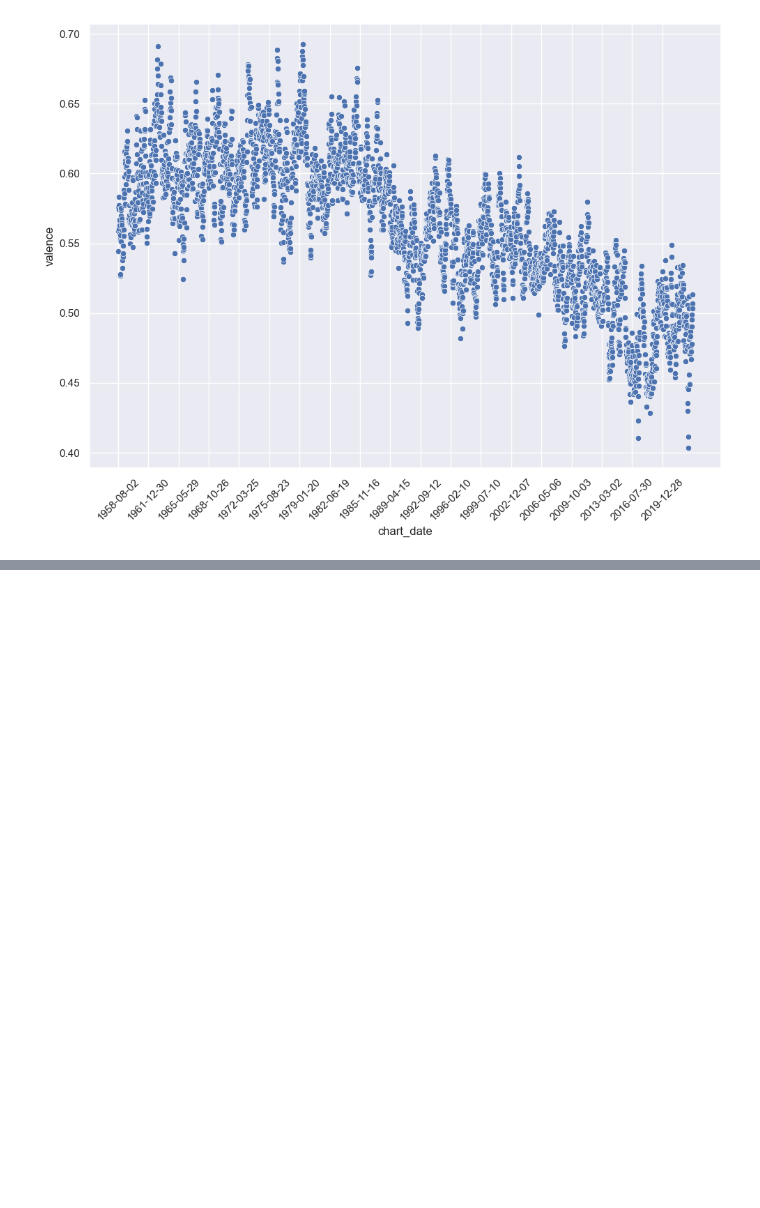
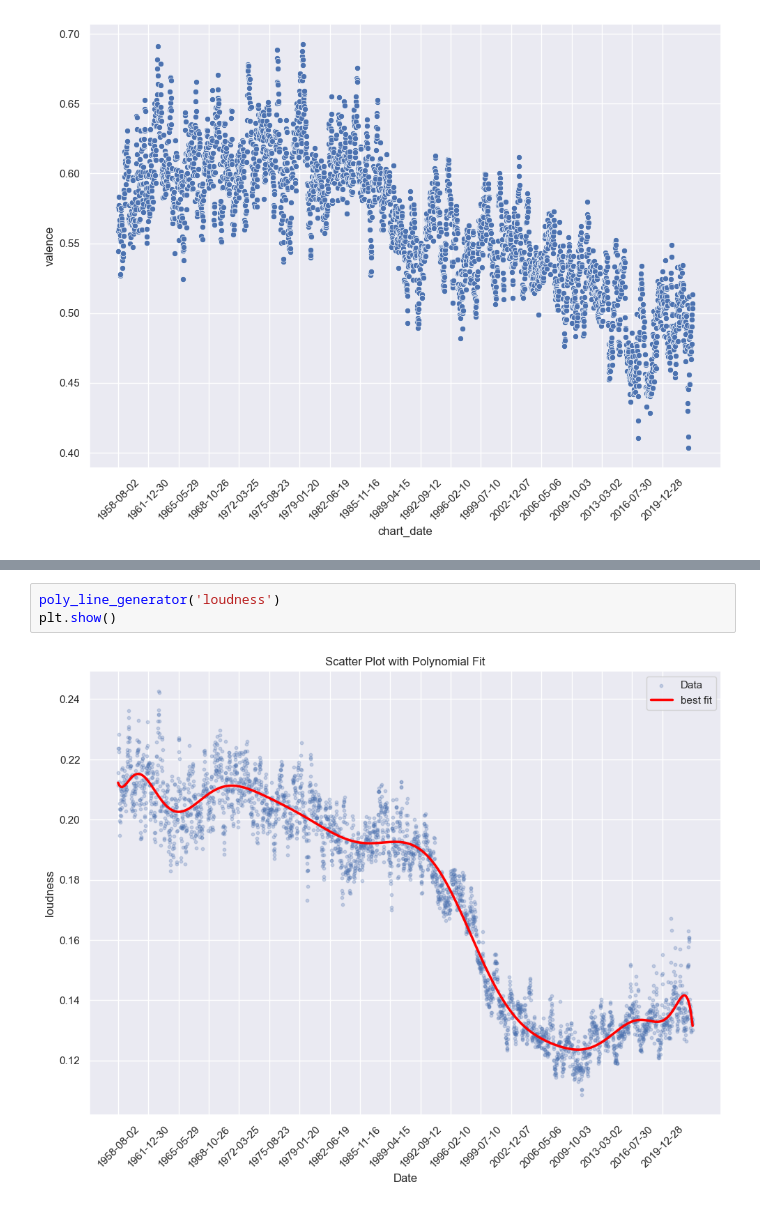
Before and after one commit to ronanhansel/billboard-music-trend, a Jupyter notebook: main.ipynb, the cells around one changed output, grey strips where cells are left out. Drawn from its saved outputs; the diff is of its cells as text; blank space fills up the shorter version.

```diff
--- a/main.ipynb
+++ b/main.ipynb
@@ -903,0 +969,5 @@ plt.show()
+# %%
+poly_line_generator('loudness')
+plt.show()
+# %% [output]
+[figure, added]
```
Also changed, not shown: parts of 10 cells of this notebook.
